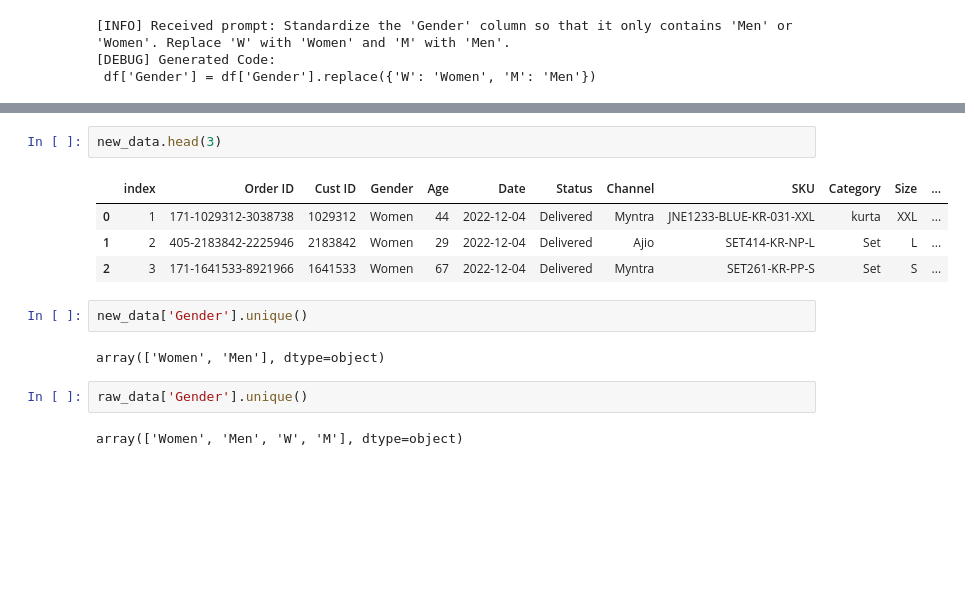
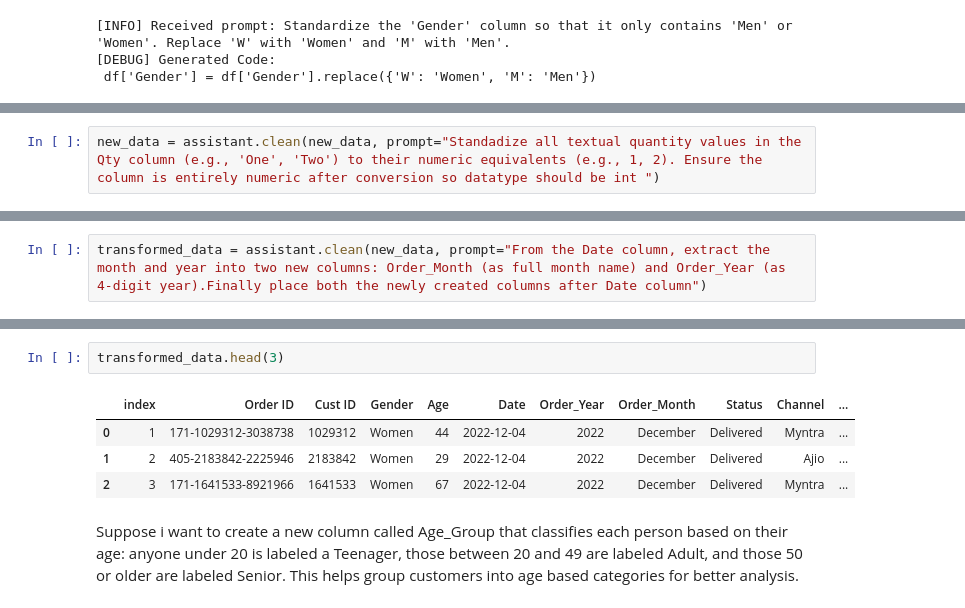
Before and after one commit to Omkar-01s/GEN-AI-DATA-ANALYST, a Jupyter notebook: examples/demo.ipynb, the cells around one changed output, grey strips where cells are left out. Saved outputs shown, nothing was run; the diff lists cells and outputs as text; blank space fills up the shorter version.

```diff
--- a/examples/demo.ipynb
+++ b/examples/demo.ipynb
@@ -65,0 +82,2 @@ new_data = assistant.clean(raw_data, prompt="Standardize the 'Gender' column so
+# %%
+new_data = assistant.clean(new_data, prompt="Standadize all textual quantity values in the Qty column (e.g., 'One', 'Two') to their numeric equivalents (e.g., 1, 2). Ensure the column is entirely numeric after conversion so datatype should be int ")
@@ -65,0 +126,2 @@ new_data = assistant.clean(raw_data, prompt="Standardize the 'Gender' column so
+# %%
+transformed_data = assistant.clean(new_data, prompt="From the Date column, extract the month and year into two new columns: Order_Month (as full month name) and Order_Year (as 4-digit year).Finally place both the newly created columns after Date column")
@@ -66,15 +137,10 @@ new_data = assistant.clean(raw_data, prompt="Standardize the 'Gender' column so
 # %%
-new_data.head(3)
+transformed_data.head(3)
 # %% [output]
-|  | index | Order ID | Cust ID | Gender | Age | Date | Status | Channel | SKU | Category | Size | ... |
-| 0 | 1 | 171-1029312-3038738 | 1029312 | Women | 44 | 2022-12-04 | Delivered | Myntra | JNE1233-BLUE-KR-031-XXL | kurta | XXL | ... |
-| 1 | 2 | 405-2183842-2225946 | 2183842 | Women | 29 | 2022-12-04 | Delivered | Ajio | SET414-KR-NP-L | Set | L | ... |
-| 2 | 3 | 171-1641533-8921966 | 1641533 | Women | 67 | 2022-12-04 | Delivered | Myntra | SET261-KR-PP-S | Set | S | ... |
+|  | index | Order ID | Cust ID | Gender | Age | Date | Order_Year | Order_Month | Status | Channel | ... |
+| 0 | 1 | 171-1029312-3038738 | 1029312 | Women | 44 | 2022-12-04 | 2022 | December | Delivered | Myntra | ... |
+| 1 | 2 | 405-2183842-2225946 | 2183842 | Women | 29 | 2022-12-04 | 2022 | December | Delivered | Ajio | ... |
+| 2 | 3 | 171-1641533-8921966 | 1641533 | Women | 67 | 2022-12-04 | 2022 | December | Delivered | Myntra | ... |
-# %%
-new_data['Gender'].unique()
-# %% [output]
-array(['Women', 'Men'], dtype=object)
-# %%
-raw_data['Gender'].unique()
-# %% [output]
-array(['Women', 'Men', 'W', 'M'], dtype=object)
+# %% [markdown]
+
+Suppose i want to create a new column called Age_Group that classifies each person based on their age: anyone under 20 is labeled a Teenager, those between 20 and 49 are labeled Adult, and those 50 or older are labeled Senior. This helps group customers into age based categories for better analysis.
```
Also changed, not shown: parts of 21 cells of this notebook.
